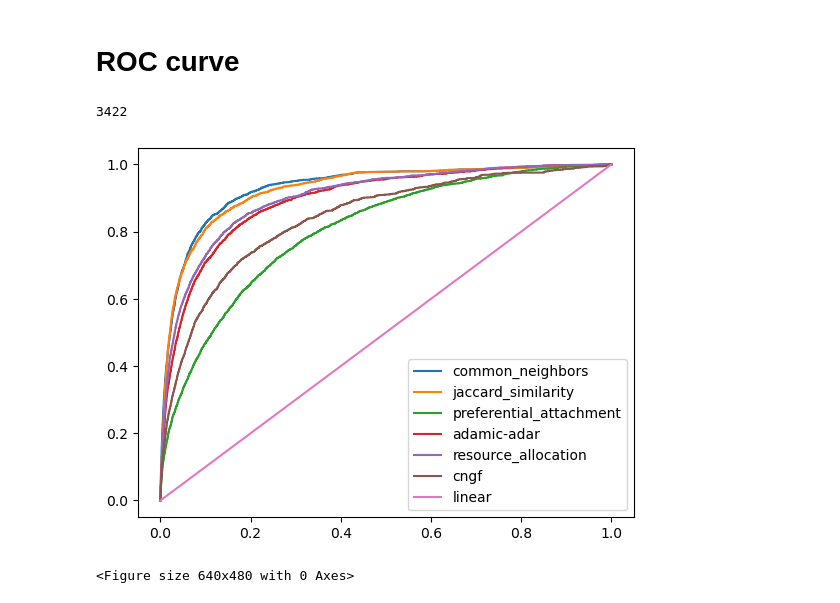
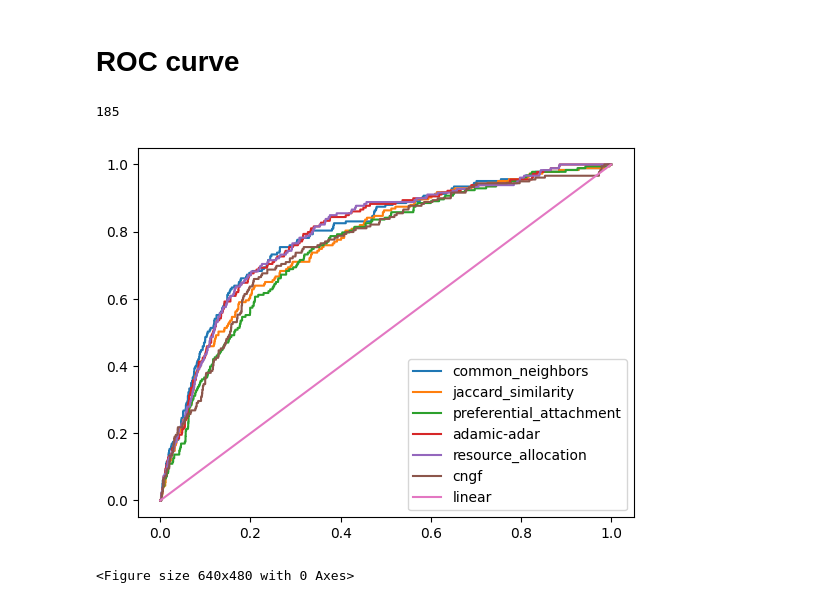
Before and after one commit to dlim2012/link-prediction-pyspark, a Jupyter notebook: Results_based_on_neighbors.ipynb, the cells around one changed output. Drawn from its saved outputs; the diff is of its cells as text; code cells hidden in the pictures.

```diff
--- a/Results_based_on_neighbors.ipynb
+++ b/Results_based_on_neighbors.ipynb
@@ -1,5 +7,5 @@
 # %%
-filename = "email-Eu-core-temporal.txt"
+filename = "email-Eu-core-temporal-Dept3.txt"
 # %%
 import pyspark
 import itertools
@@ -243,7 +245,7 @@ labels = labels\
 
 len(labels)
 # %% [output]
-3422
+185
 # %%
 
 def roc(pairs, labels):
@@ -253,32 +255,34 @@ def roc(pairs, labels):
     tp, fp, fn, tn = 0, 0, len(labels), len(pairs) - len(labels)
 
     fprs, tprs = [], []
     fprs.append(fp / (fp + tn + 1e-10))
     tprs.append(tp / (tp + fn + 1e-10))
 
     for pair in pairs:
         if pair in labels:
             tp += 1
             fn -= 1
         else:
             fp += 1
             tn -= 1
         fprs.append(fp / (fp + tn + 1e-10))
         tprs.append(tp / (tp + fn + 1e-10))
 
     tp, fp ,fn, tn = len(labels), len(pairs) - len(labels), 0, 0
     fprs.append(fp / (fp + tn + 1e-10))
     tprs.append(tp / (tp + fn + 1e-10))
 
     return fprs, tprs
 
+auc_scores = {}
 for key, prediction in zip(keys, predictions):
     fprs, tprs = roc(prediction, labels)
+    auc_scores[key] = np.trapz(tprs, fprs)
     plt.plot(fprs, tprs, label=key)
 plt.plot(np.arange(len(fprs))/len(fprs), np.arange(len(fprs))/len(fprs), label="linear")
 plt.legend()
 plt.show()
 plt.clf()
 # %% [output]
-[figure, old version]
+[figure, new version]
 <Figure size 640x480 with 0 Axes>
```
Also changed, not shown: parts of 10 cells of this notebook.
